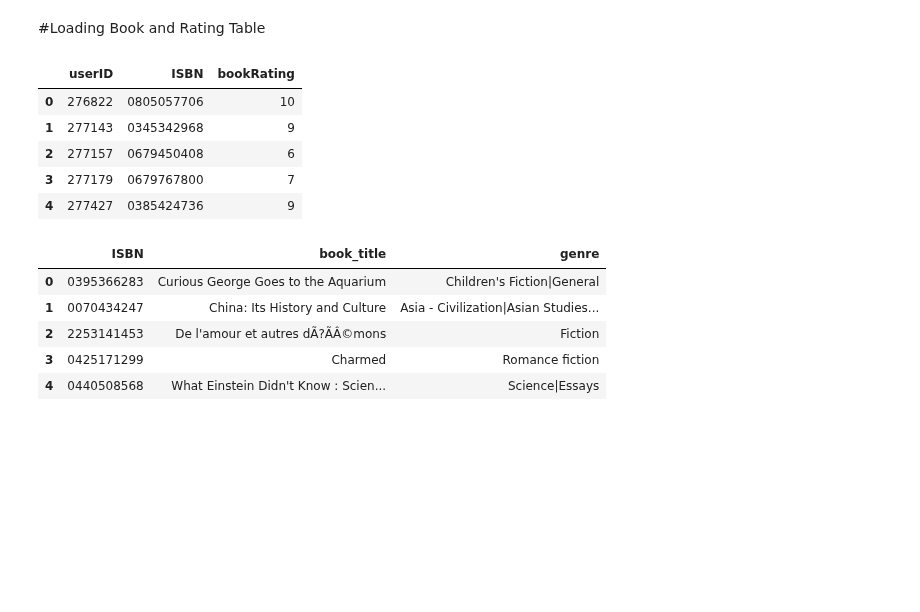
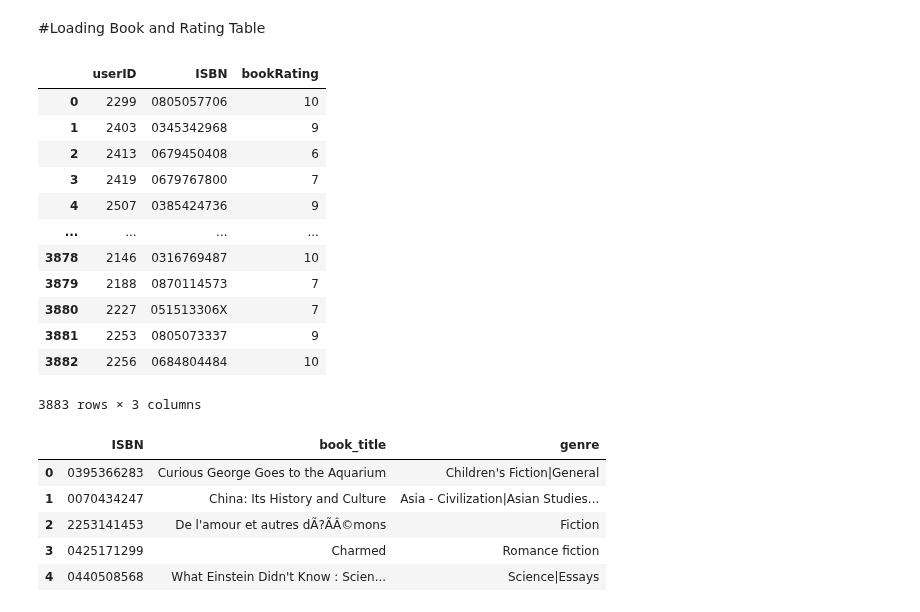
Before and after one commit to Pager07/Book-Recommendation, a Jupyter notebook: SVDHomeWork.ipynb, the cells around one changed output. Drawn from its saved outputs; the diff is of its cells as text; code cells hidden in the pictures; blank space fills up the shorter version.

```diff
--- a/SVDHomeWork.ipynb
+++ b/SVDHomeWork.ipynb
@@ -19,17 +19,24 @@ Mounted at /content/gdrive/
 #Loading Book and Rating Table
 # %%
 root_dir = '/content/gdrive/My Drive/My Notes/3rd year/SSA/SSA/Web Technology/Webtech:Homework/BookData'
-ratings_df = pd.read_csv(root_dir + '/rate_table.csv', sep=',', error_bad_lines=False,encoding="latin-1")
+ratings_df = pd.read_csv(root_dir + '/ratev3_table.csv', sep=',', error_bad_lines=False,encoding="latin-1")
 books_df = pd.read_csv(root_dir + '/books_table.csv',sep=',', error_bad_lines=False,encoding="latin-1")
 # %%
-ratings_df.head()
+ratings_df
 # %% [output]
 |  | userID | ISBN | bookRating |
-| 0 | 276822 | 0805057706 | 10 |
-| 1 | 277143 | 0345342968 | 9 |
-| 2 | 277157 | 0679450408 | 6 |
-| 3 | 277179 | 0679767800 | 7 |
-| 4 | 277427 | 0385424736 | 9 |
+| 0 | 2299 | 0805057706 | 10 |
+| 1 | 2403 | 0345342968 | 9 |
+| 2 | 2413 | 0679450408 | 6 |
+| 3 | 2419 | 0679767800 | 7 |
+| 4 | 2507 | 0385424736 | 9 |
+| ... | ... | ... | ... |
+| 3878 | 2146 | 0316769487 | 10 |
+| 3879 | 2188 | 0870114573 | 7 |
+| 3880 | 2227 | 051513306X | 7 |
+| 3881 | 2253 | 0805073337 | 9 |
+| 3882 | 2256 | 0684804484 | 10 |
+3883 rows × 3 columns
 # %%
 books_df.head()
 # %% [output]
```
Also changed, not shown: parts of 6 cells of this notebook.
